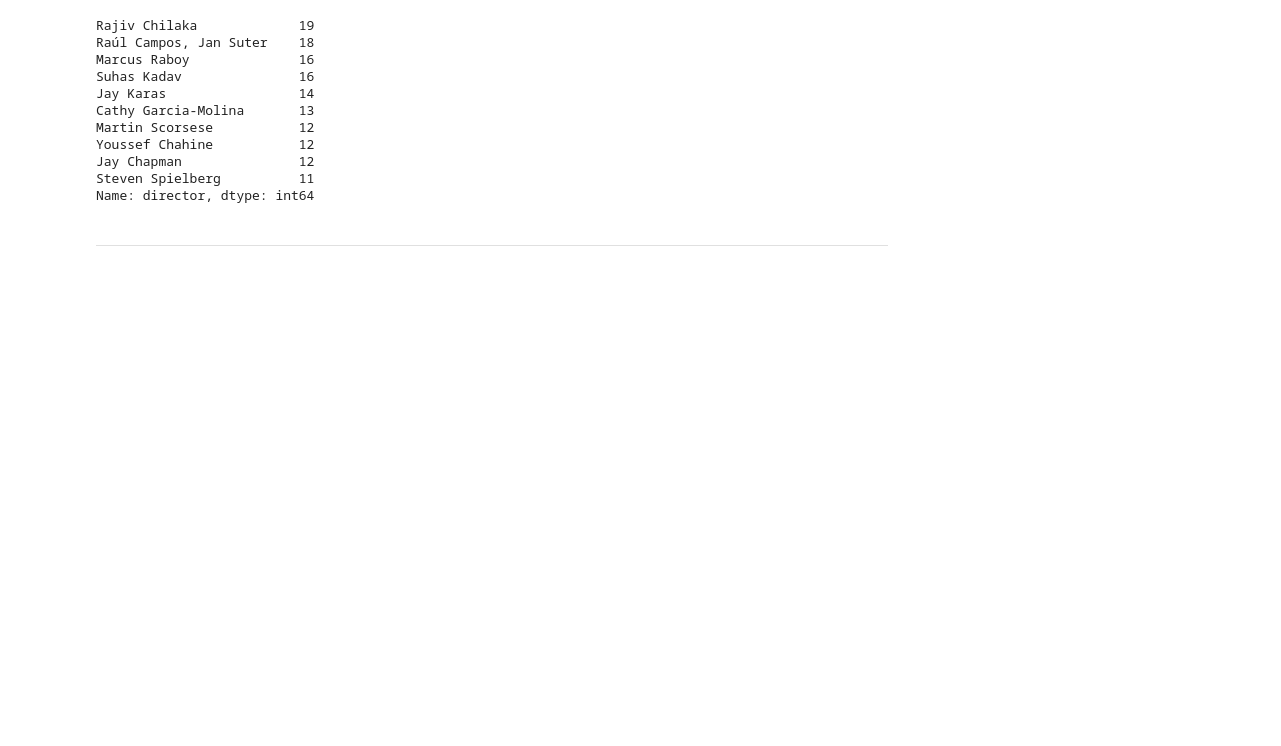
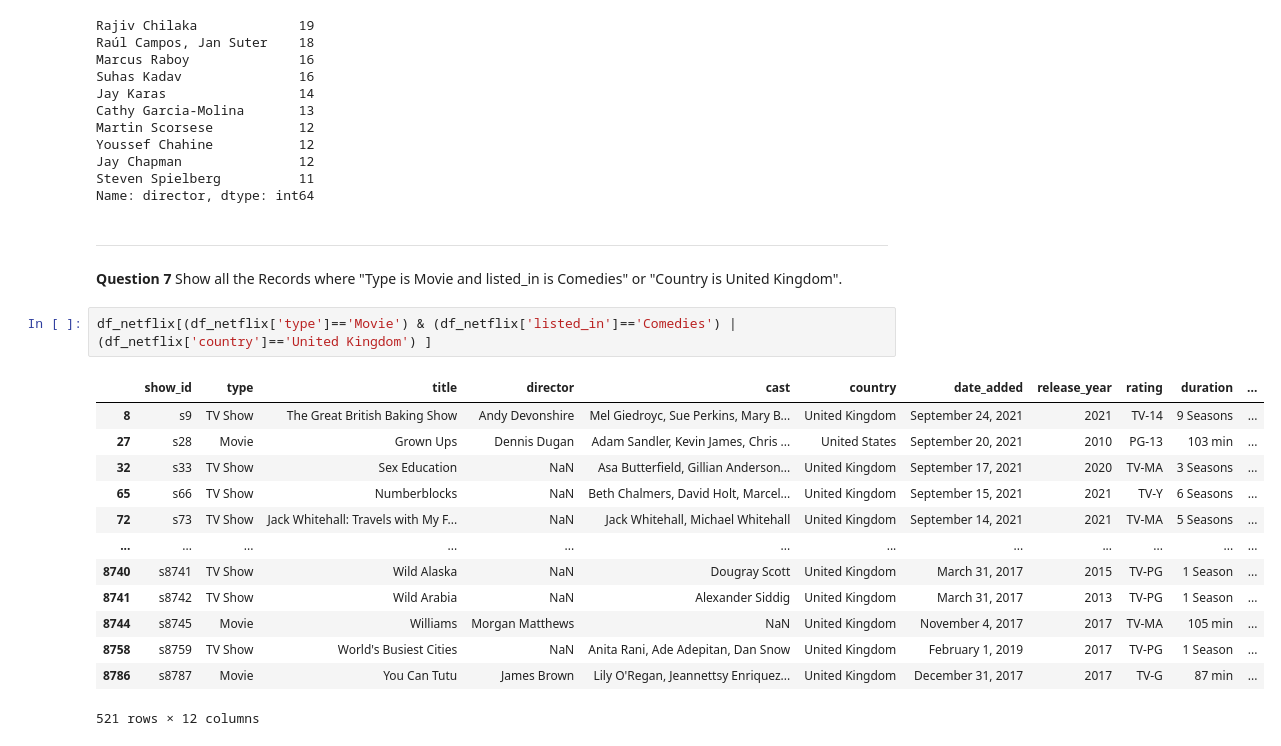
Before and after one commit to ligiadavilabozzi/netflix_analysis, a Jupyter notebook: netflix_analysis.ipynb, the cells around one changed output. Saved outputs shown, nothing was run; the diff lists cells and outputs as text; blank space fills up the shorter version.

Commit message:
showing all records where type is movie and listed_in is comedies or country is United Kingdom

```diff
--- a/netflix_analysis.ipynb
+++ b/netflix_analysis.ipynb
@@ -280,3 +280,21 @@ Steven Spielberg          11
 Name: director, dtype: int64
 # %% [markdown]
 ---
+# %% [markdown]
+**Question 7** Show all the Records where "Type is Movie and listed_in is Comedies" or "Country is United Kingdom".
+# %%
+df_netflix[(df_netflix['type']=='Movie') & (df_netflix['listed_in']=='Comedies') | (df_netflix['country']=='United Kingdom') ]
+# %% [output]
+|  | show_id | type | title | director | cast | country | date_added | release_year | rating | duration | ... |
+| 8 | s9 | TV Show | The Great British Baking Show | Andy Devonshire | Mel Giedroyc, Sue Perkins, Mary B... | United Kingdom | September 24, 2021 | 2021 | TV-14 | 9 Seasons | ... |
+| 27 | s28 | Movie | Grown Ups | Dennis Dugan | Adam Sandler, Kevin James, Chris ... | United States | September 20, 2021 | 2010 | PG-13 | 103 min | ... |
+| 32 | s33 | TV Show | Sex Education | NaN | Asa Butterfield, Gillian Anderson... | United Kingdom | September 17, 2021 | 2020 | TV-MA | 3 Seasons | ... |
+| 65 | s66 | TV Show | Numberblocks | NaN | Beth Chalmers, David Holt, Marcel... | United Kingdom | September 15, 2021 | 2021 | TV-Y | 6 Seasons | ... |
+| 72 | s73 | TV Show | Jack Whitehall: Travels with My F... | NaN | Jack Whitehall, Michael Whitehall | United Kingdom | September 14, 2021 | 2021 | TV-MA | 5 Seasons | ... |
+| ... | ... | ... | ... | ... | ... | ... | ... | ... | ... | ... | ... |
+| 8740 | s8741 | TV Show | Wild Alaska | NaN | Dougray Scott | United Kingdom | March 31, 2017 | 2015 | TV-PG | 1 Season | ... |
+| 8741 | s8742 | TV Show | Wild Arabia | NaN | Alexander Siddig | United Kingdom | March 31, 2017 | 2013 | TV-PG | 1 Season | ... |
+| 8744 | s8745 | Movie | Williams | Morgan Matthews | NaN | United Kingdom | November 4, 2017 | 2017 | TV-MA | 105 min | ... |
+| 8758 | s8759 | TV Show | World's Busiest Cities | NaN | Anita Rani, Ade Adepitan, Dan Snow | United Kingdom | February 1, 2019 | 2017 | TV-PG | 1 Season | ... |
+| 8786 | s8787 | Movie | You Can Tutu | James Brown | Lily O'Regan, Jeannettsy Enriquez... | United Kingdom | December 31, 2017 | 2017 | TV-G | 87 min | ... |
+521 rows × 12 columns
```
